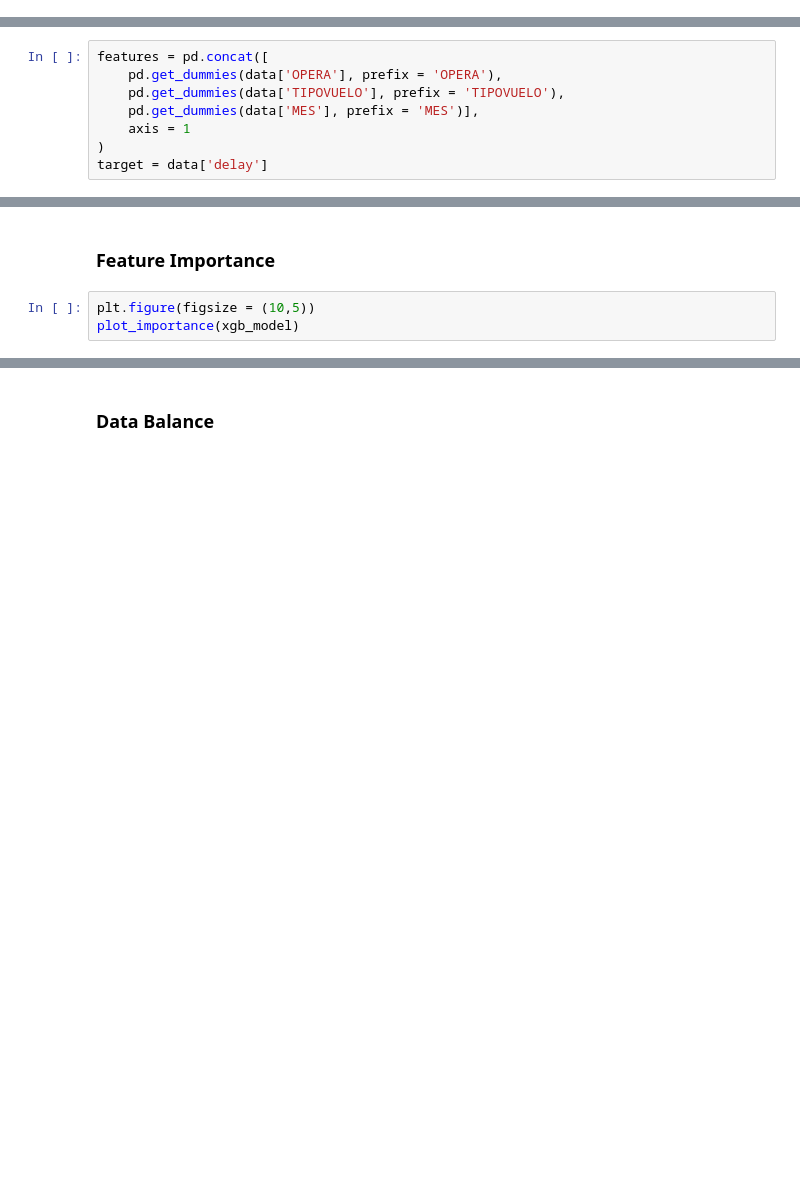
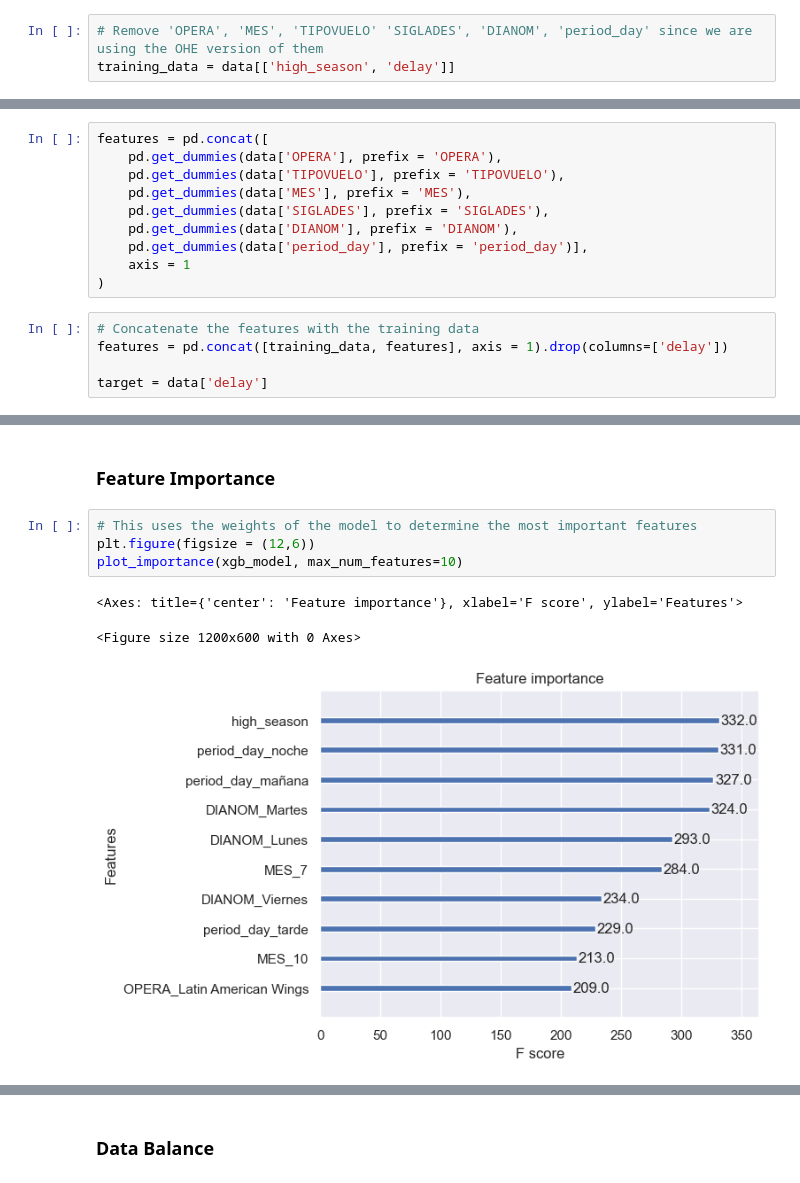
Before and after one commit to juanchate/mle_challenge, a Jupyter notebook: challenge/exploration.ipynb, the cells around one changed output, grey strips where cells are left out. Cells and saved outputs as stored; diff of their text form; blank space fills up the shorter version.

Commit message:
Fixed training setup to include generated features

```diff
--- a/challenge/exploration.ipynb
+++ b/challenge/exploration.ipynb
@@ -432,0 +444,3 @@ NameError: name 'shuffle' is not defined
+# %%
+# Remove 'OPERA', 'MES', 'TIPOVUELO' 'SIGLADES', 'DIANOM', 'period_day' since we are using the OHE version of them
+training_data = data[['high_season', 'delay']]
@@ -434,7 +464,14 @@ NameError: name 'shuffle' is not defined
 features = pd.concat([
     pd.get_dummies(data['OPERA'], prefix = 'OPERA'),
     pd.get_dummies(data['TIPOVUELO'], prefix = 'TIPOVUELO'),
-    pd.get_dummies(data['MES'], prefix = 'MES')],
+    pd.get_dummies(data['MES'], prefix = 'MES'),
+    pd.get_dummies(data['SIGLADES'], prefix = 'SIGLADES'),
+    pd.get_dummies(data['DIANOM'], prefix = 'DIANOM'),
+    pd.get_dummies(data['period_day'], prefix = 'period_day')],
     axis = 1
 )
-target = data['delay']
+# %%
+# Concatenate the features with the training data
+features = pd.concat([training_data, features], axis = 1).drop(columns=['delay'])
+
+target = data['delay']
@@ -480,6 +583,11 @@ print(classification_report(y_test, reg_y_preds))
 ## 5. Data Analysis: Third Sight
 # %% [markdown]
 ### Feature Importance
-# %%
-plt.figure(figsize = (10,5))
-plot_importance(xgb_model)
+# %%
+# This uses the weights of the model to determine the most important features
+plt.figure(figsize = (12,6))
+plot_importance(xgb_model, max_num_features=10)
+# %% [output]
+<Axes: title={'center': 'Feature importance'}, xlabel='F score', ylabel='Features'>
+<Figure size 1200x600 with 0 Axes>
+[figure, added]
```
Also changed, not shown: parts of 30 cells of this notebook.
